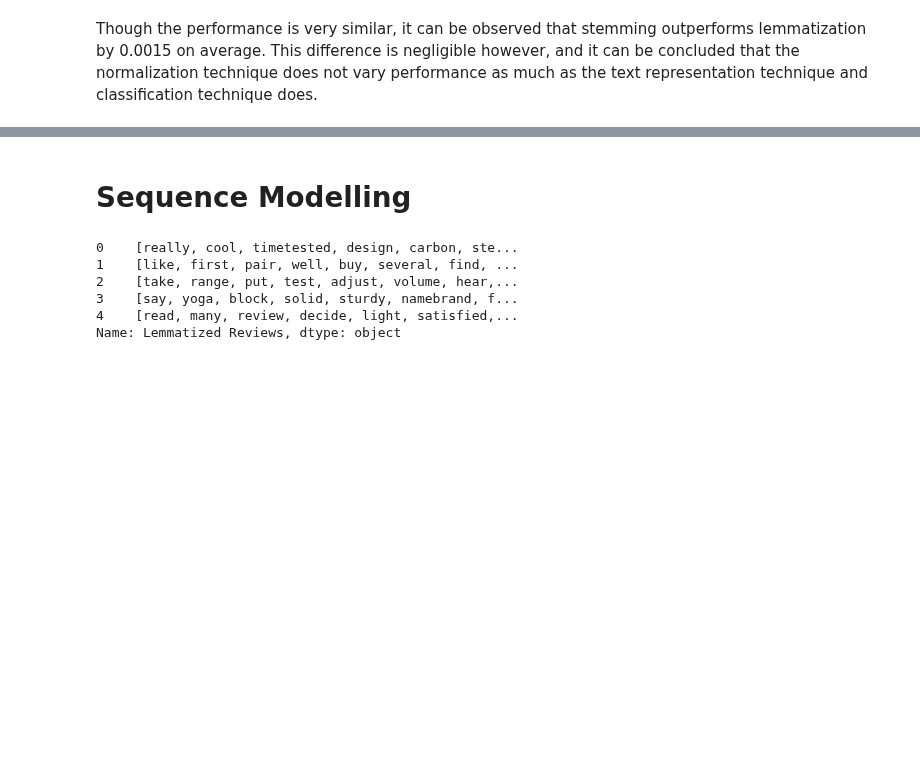
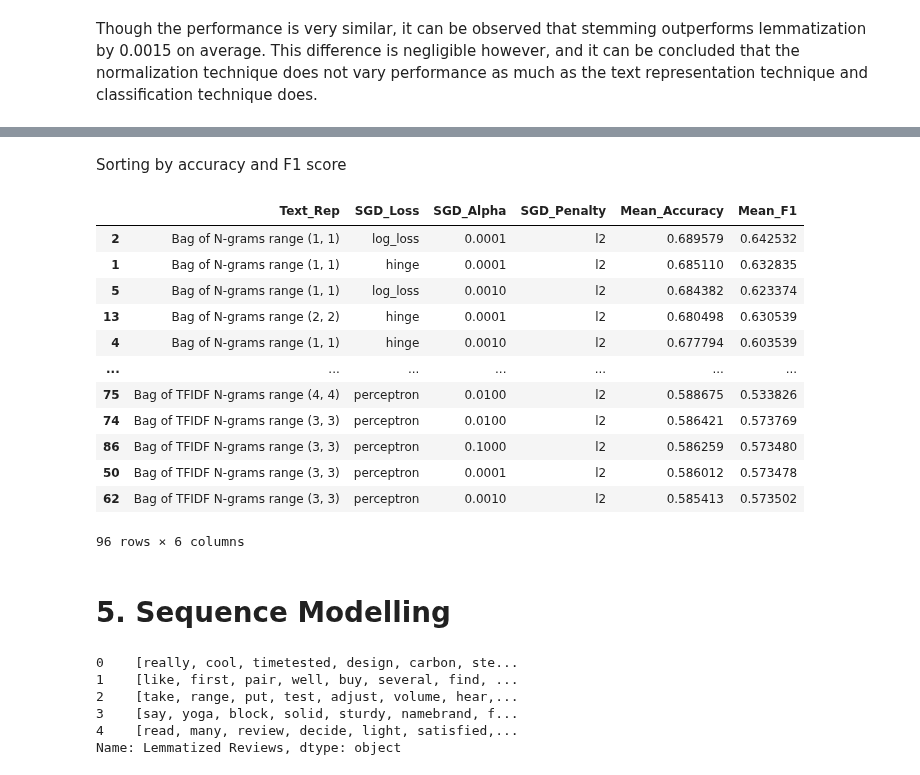
Before and after one commit to psychoanalyzing-twitter/amazon-review-analysis, a Jupyter notebook: cw2.ipynb, the cells around one changed output, grey strips where cells are left out. Saved outputs shown, nothing was run; the diff lists cells and outputs as text; code cells hidden in the pictures; blank space fills up the shorter version.

```diff
--- a/cw2.ipynb
+++ b/cw2.ipynb
@@ -791,2 +594,18 @@ with open('results/results.pkl', 'rb') as f:
+# %% [markdown]
+Sorting by accuracy and F1 score
 # %%
-results.sort_values(by=['Mean_Accuracy'],ascending=False)
+results_new.sort_values(by=['Mean_Accuracy', 'Mean_F1'],ascending=False)
+# %% [output]
+|  | Text_Rep | SGD_Loss | SGD_Alpha | SGD_Penalty | Mean_Accuracy | Mean_F1 |
+| 2 | Bag of N-grams range (1, 1) | log_loss | 0.0001 | l2 | 0.689579 | 0.642532 |
+| 1 | Bag of N-grams range (1, 1) | hinge | 0.0001 | l2 | 0.685110 | 0.632835 |
+| 5 | Bag of N-grams range (1, 1) | log_loss | 0.0010 | l2 | 0.684382 | 0.623374 |
+| 13 | Bag of N-grams range (2, 2) | hinge | 0.0001 | l2 | 0.680498 | 0.630539 |
+| 4 | Bag of N-grams range (1, 1) | hinge | 0.0010 | l2 | 0.677794 | 0.603539 |
+| ... | ... | ... | ... | ... | ... | ... |
+| 75 | Bag of TFIDF N-grams range (4, 4) | perceptron | 0.0100 | l2 | 0.588675 | 0.533826 |
+| 74 | Bag of TFIDF N-grams range (3, 3) | perceptron | 0.0100 | l2 | 0.586421 | 0.573769 |
+| 86 | Bag of TFIDF N-grams range (3, 3) | perceptron | 0.1000 | l2 | 0.586259 | 0.573480 |
+| 50 | Bag of TFIDF N-grams range (3, 3) | perceptron | 0.0001 | l2 | 0.586012 | 0.573478 |
+| 62 | Bag of TFIDF N-grams range (3, 3) | perceptron | 0.0010 | l2 | 0.585413 | 0.573502 |
+96 rows × 6 columns
@@ -798,5 +612,5 @@ with open('results/results.pkl', 'wb') as f:
 # %% [markdown]
-# Sequence Modelling
+# 5. Sequence Modelling
 # %%
 import numpy as np
 import pandas as pd
```
Also changed, not shown: parts of 37 cells of this notebook, 12 other files.
